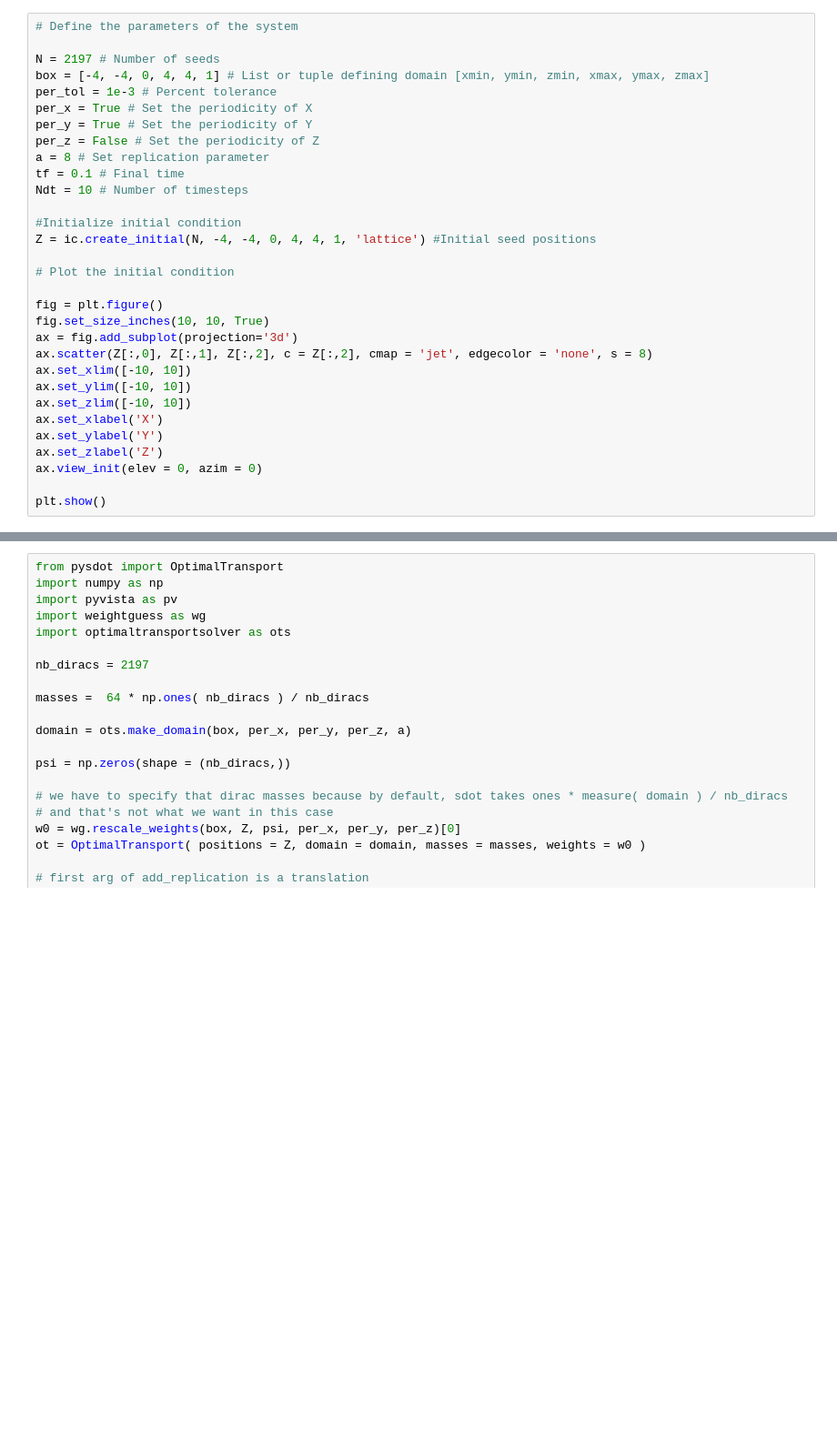
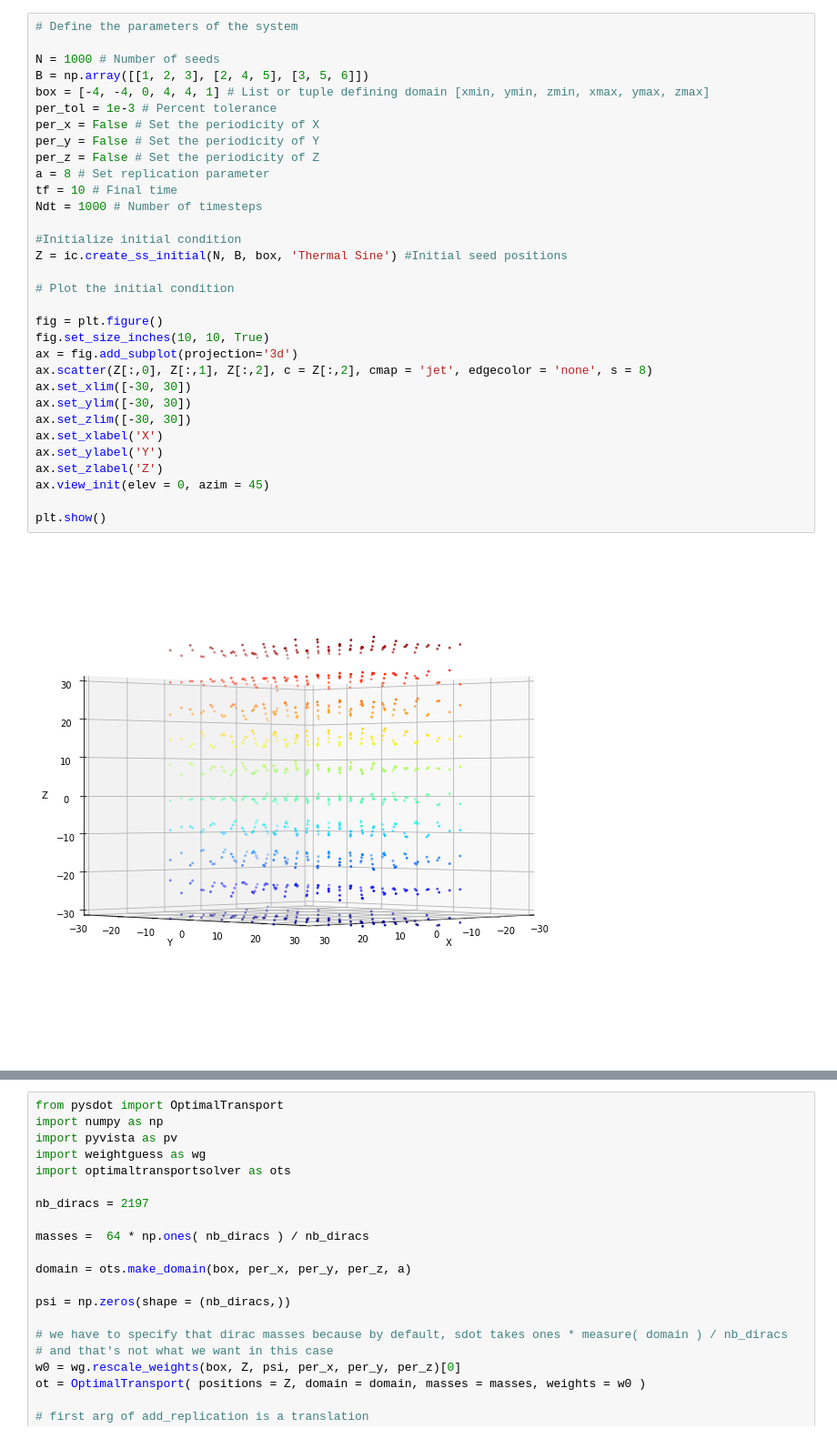
Before and after one commit to thelavier/3DIncompressibleSG, a Jupyter notebook: testspace.ipynb, the cells around one changed output, grey strips where cells are left out. Shown at 91% size. Cells and saved outputs as stored; diff of their text form; blank space fills up the shorter version.

Commit message:
Implementing physical initial conditions

```diff
--- a/testspace.ipynb
+++ b/testspace.ipynb
@@ -11,33 +12,36 @@ import animators as ani
 # %%
 # Define the parameters of the system
 
-N = 2197 # Number of seeds
+N = 1000 # Number of seeds
+B = np.array([[1, 2, 3], [2, 4, 5], [3, 5, 6]])
 box = [-4, -4, 0, 4, 4, 1] # List or tuple defining domain [xmin, ymin, zmin, xmax, ymax, zmax]
 per_tol = 1e-3 # Percent tolerance
-per_x = True # Set the periodicity of X
-per_y = True # Set the periodicity of Y
+per_x = False # Set the periodicity of X
+per_y = False # Set the periodicity of Y
 per_z = False # Set the periodicity of Z
 a = 8 # Set replication parameter
-tf = 0.1 # Final time
-Ndt = 10 # Number of timesteps
+tf = 10 # Final time
+Ndt = 1000 # Number of timesteps
 
 #Initialize initial condition
-Z = ic.create_initial(N, -4, -4, 0, 4, 4, 1, 'lattice') #Initial seed positions
+Z = ic.create_ss_initial(N, B, box, 'Thermal Sine') #Initial seed positions
 
 # Plot the initial condition
 
 fig = plt.figure()
 fig.set_size_inches(10, 10, True)
 ax = fig.add_subplot(projection='3d')
 ax.scatter(Z[:,0], Z[:,1], Z[:,2], c = Z[:,2], cmap = 'jet', edgecolor = 'none', s = 8)
-ax.set_xlim([-10, 10])
-ax.set_ylim([-10, 10])
-ax.set_zlim([-10, 10])
+ax.set_xlim([-30, 30])
+ax.set_ylim([-30, 30])
+ax.set_zlim([-30, 30])
 ax.set_xlabel('X')
 ax.set_ylabel('Y')
 ax.set_zlabel('Z')
-ax.view_init(elev = 0, azim = 0)
+ax.view_init(elev = 0, azim = 45)
 
 plt.show()
+# %% [output]
+[figure, added]
 # %%
 main.SG_solver(box, Z, N, per_tol, tf, Ndt, per_x, per_y, per_z, a) #Solve and save the solution
```
Also changed, not shown: parts of 4 cells of this notebook, 3 other files.
